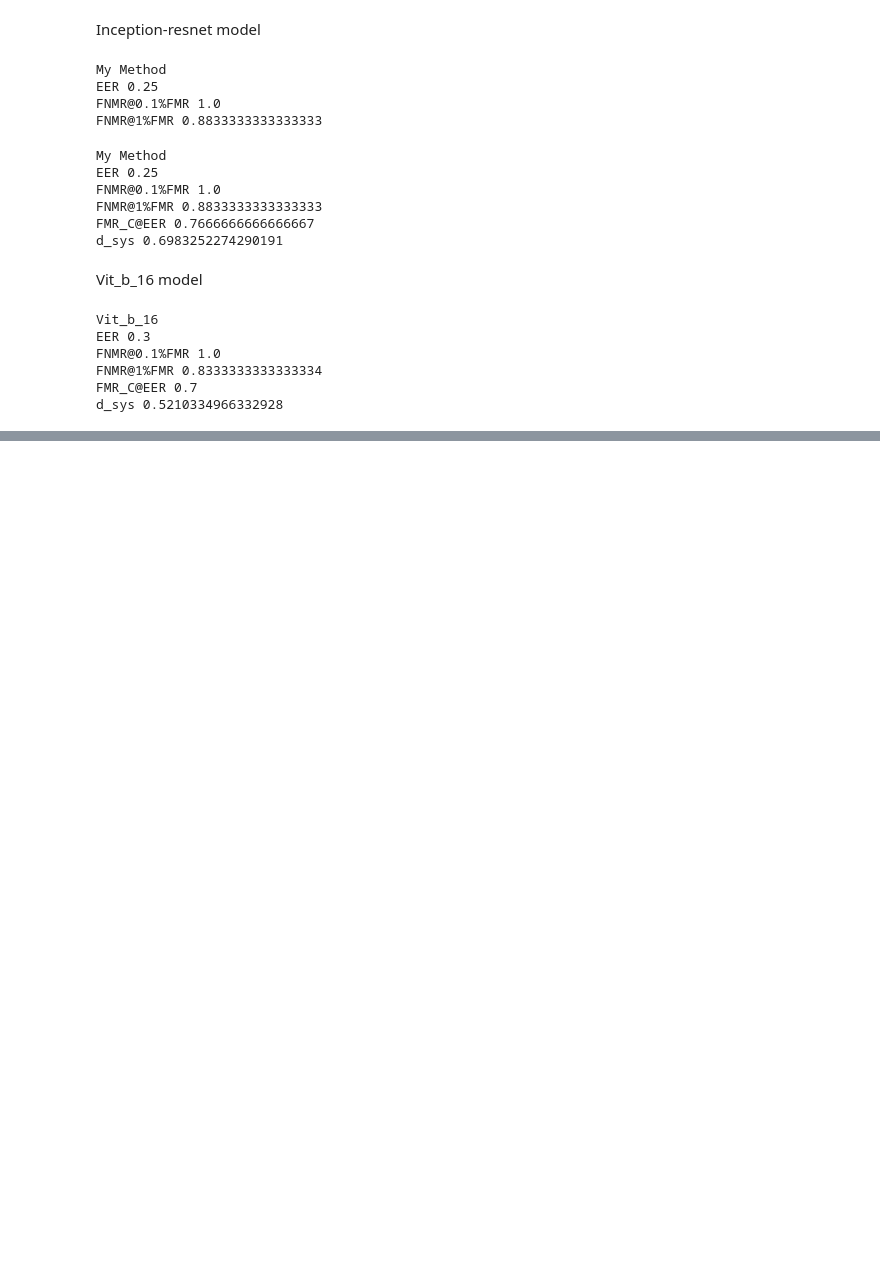
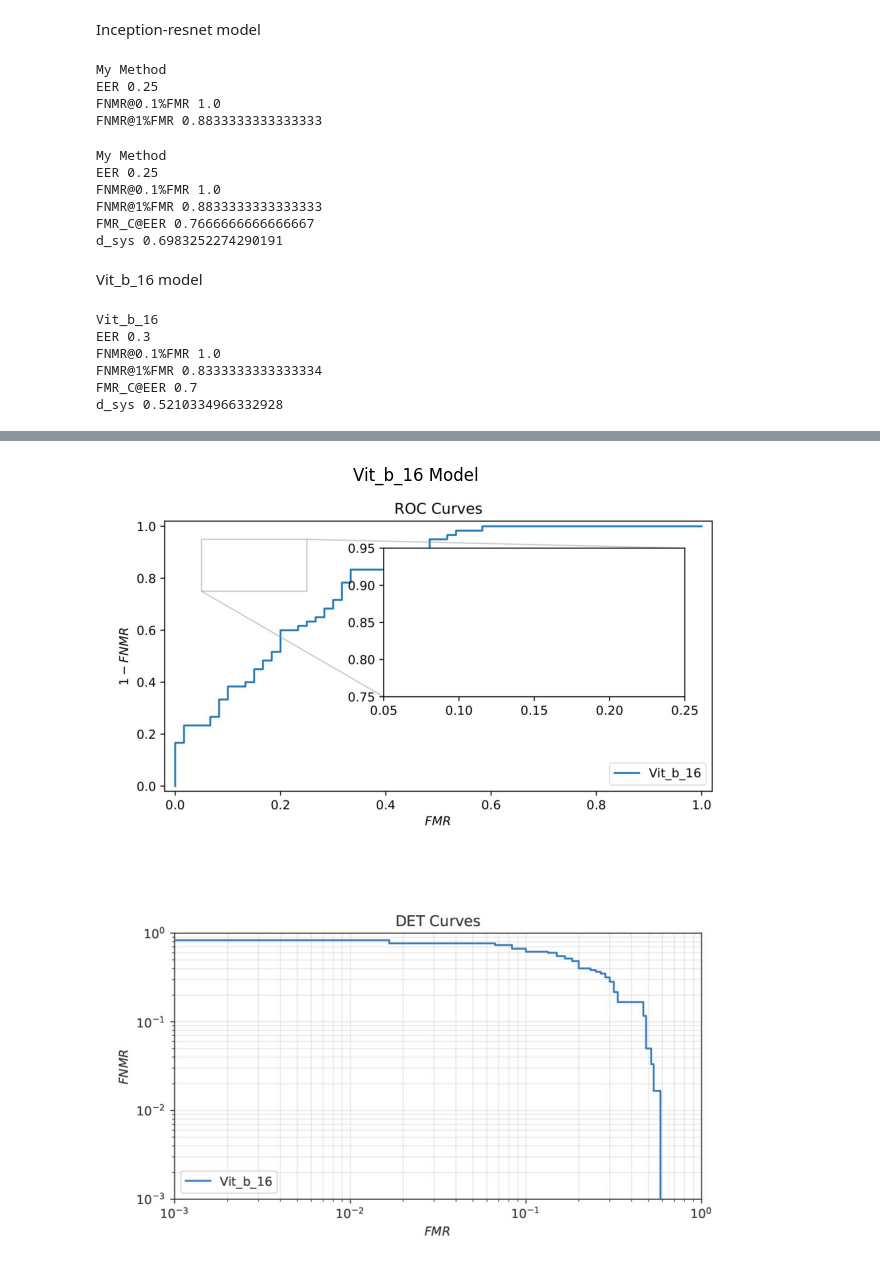
Before and after one commit to krish-navulla/SecureTLForIrisBiometrics, a Jupyter notebook: Secure_IRIS.ipynb, the cells around one changed output, grey strips where cells are left out. Saved outputs shown, nothing was run; the diff lists cells and outputs as text; code cells hidden in the pictures; blank space fills up the shorter version.

```diff
--- a/Secure_IRIS.ipynb
+++ b/Secure_IRIS.ipynb
@@ -411,0 +407,16 @@ d_sys 0.5210334966332928
+# %%
+folder_path = "/content/SecureTLForIrisBiometrics/IRIS_Attention_Vit_b_16"
+jpg_files = [file for file in os.listdir("/content/SecureTLForIrisBiometrics/IRIS_Attention_Vit_b_16") if file.endswith('.jpg')]
+title = ["Vit_b_16 Model", " ", " "]
+# Display each image
+for i, file in enumerate(jpg_files):
+  file_path = os.path.join(folder_path, file)
+  image = Image.open(file_path)
+  plt.figure(figsize=(8, 6))
+  plt.imshow(image)
+  plt.title(title[i])
+  plt.axis('off')
+  plt.show()
+# %% [output]
+[figure, added]
+[figure, added]
```
Also changed, not shown: parts of 17 cells of this notebook.
